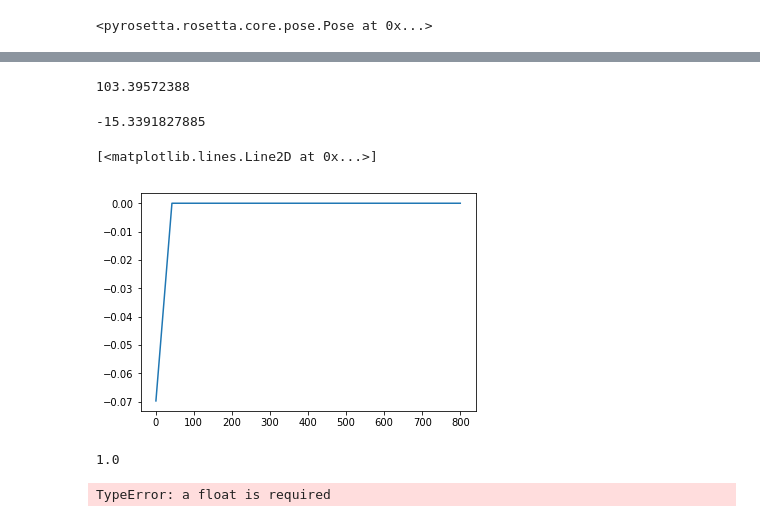
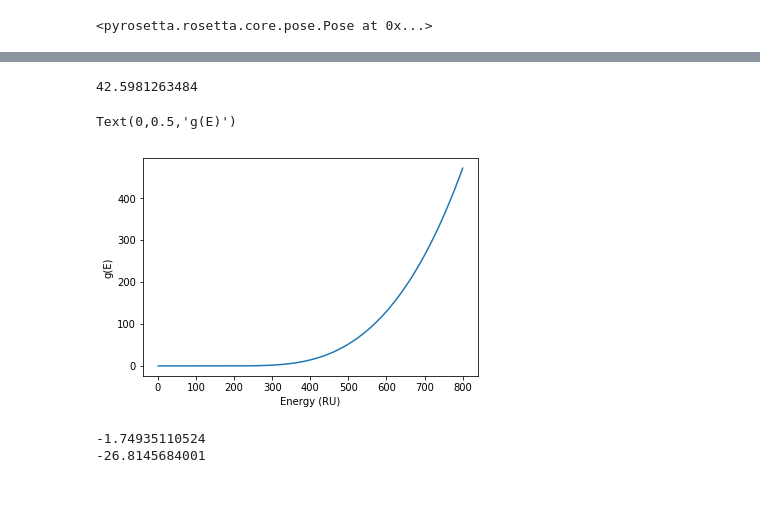
Before and after one commit to maa805/mining-minima, a Jupyter notebook: mining_minima_nucleic_acids.ipynb, the cells around one changed output, grey strips where cells are left out. Saved outputs shown, nothing was run; the diff lists cells and outputs as text; code cells hidden in the pictures; blank space fills up the shorter version.

Commit message:
Add code to get DOS from partition function

```diff
--- a/mining_minima_nucleic_acids.ipynb
+++ b/mining_minima_nucleic_acids.ipynb
@@ -370,11 +368,7 @@ print (np.log(Z_harm*(2*np.pi/3)**len(w))), (np.log(Z_scan*(2*np.pi/3)**len(w)))
-# %%
-print Z_harm*(2*np.pi)**len(w)
-# %% [output]
-103.39572388
-# %%
-print np.log(Z_scan*(2*np.pi/3)**len(w)) * 0.6163
-# %% [output]
--15.3391827885
+# %%
+print -np.log(Z_harm)
+# %% [output]
+42.5981263484
 # %%
 def partition_function(kT):
 
@@ -382,10 +376,11 @@ def partition_function(kT):
     sig = 2*np.pi/3
     for K in w:
 
-        Z *= math.sqrt(2.0*np.pi*kT/K)*erf(math.sqrt(2.0*K/kT)*sig/4.0)
+        Z *= math.sqrt(2.0*np.pi/K/kT)*erf(math.sqrt(2.0*kT*K)*sig/4.0)
 
     return Z
 # %%
+'this code defines an implementation of the Stehfest method for numerically calculating the inverse laplace transform'
 import scipy.misc
 
 fact = scipy.misc.factorial
@@ -401,7 +396,7 @@ def csteh(n, i):
     res = term * acc
     return res.real
 
-def nlinvsteh(F, t, n = 20):
+def nlinvsteh(F, t, n = 1):
     acc = 0.0
     lton2 = np.log(2) / t
     for i in xrange(1, n+1):
@@ -415,9 +407,15 @@ f = lambda x: 1.0/(x-1)
-# %%
-A = []
-
-for tt in t: A.append(nlinvsteh(partition_function, int(tt)))
+# %%
+t = np.linspace(1,800,8000)
+f = lambda s: 1.0/(s+1)**2
+A = []
+for tt in t: A.append(nlinvsteh(partition_function, tt))
+t = np.array(t)
+A = np.array(A)
+A[A<0.]=0.0
 # %%
 plt.plot(t, A)
+plt.xlabel('Energy (RU)')
+plt.ylabel('g(E)')
 # %% [output]
-[<matplotlib.lines.Line2D at 0x...>]
+Text(0,0.5,'g(E)')
-[figure, old version]
+[figure, new version]
@@ -428,10 +422,6 @@ mp.dps = 100; mp.pretty = True
-# %%
-print tt
-# %% [output]
-1.0
-# %%
-A = []
-
-A.append(invertlaplace(partition_function, tt))
-# %% [output]
-TypeError: a float is required
+# %%
+print -np.log(scipy.integrate.trapz(np.exp(-t)*A)) - np.log((2*np.pi)**len(w))
+print scipy.special.logsumexp(-t, b=A) + np.log((2*np.pi/3)**len(w))
+# %% [output]
+-1.74935110524
+-26.8145684001
```
Also changed, not shown: parts of 10 cells of this notebook.
